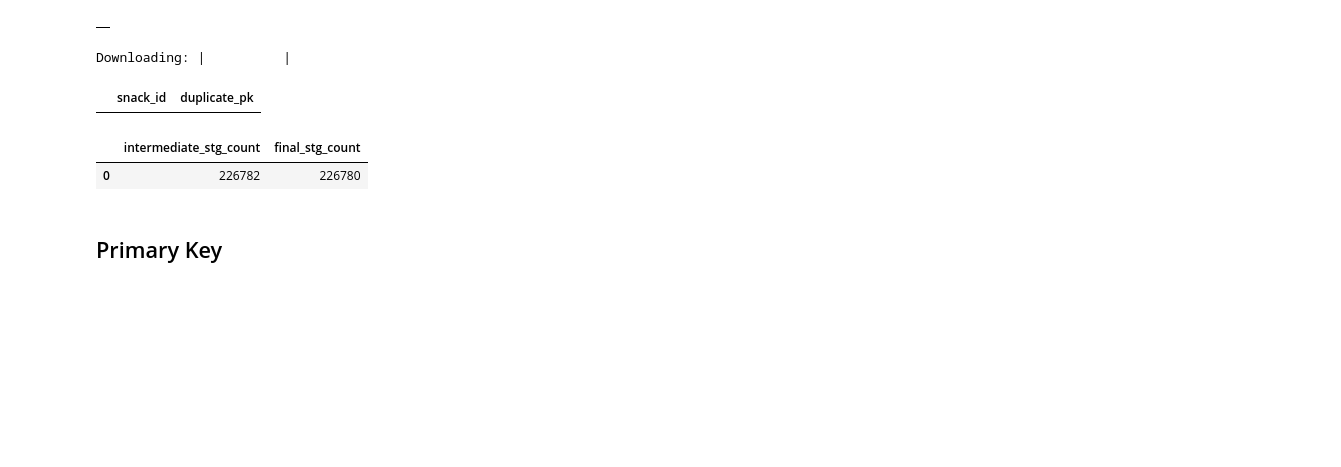
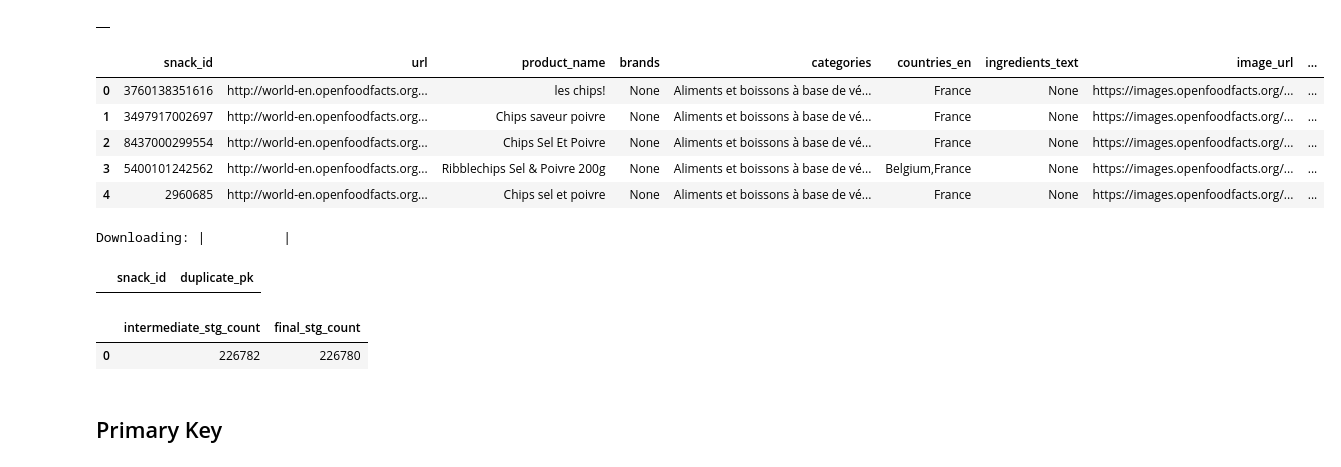
Before and after one commit to cs329e-spring2024/snippets, a Jupyter notebook: p3b-catchall-stg.ipynb, the cells around one changed output. Drawn from its saved outputs; the diff is of its cells as text; code cells hidden in the pictures; blank space fills up the shorter version.

```diff
--- a/p3b-catchall-stg.ipynb
+++ b/p3b-catchall-stg.ipynb
@@ -265,6 +265,17 @@ create or replace table airline_stg.Snack as
   where rank = 1
 # %% [output]
 |  |
+# %%
+%%bigquery
+select * from airline_stg.Snack
+limit 5
+# %% [output]
+|  | snack_id | url | product_name | brands | categories | countries_en | ingredients_text | image_url | ... |
+| 0 | 3760138351616 | http://world-en.openfoodfacts.org... | les chips! | None | Aliments et boissons à base de vé... | France | None | https://images.openfoodfacts.org/... | ... |
+| 1 | 3497917002697 | http://world-en.openfoodfacts.org... | Chips saveur poivre | None | Aliments et boissons à base de vé... | France | None | https://images.openfoodfacts.org/... | ... |
+| 2 | 8437000299554 | http://world-en.openfoodfacts.org... | Chips Sel Et Poivre | None | Aliments et boissons à base de vé... | France | None | https://images.openfoodfacts.org/... | ... |
+| 3 | 5400101242562 | http://world-en.openfoodfacts.org... | Ribblechips Sel & Poivre 200g | None | Aliments et boissons à base de vé... | Belgium,France | None | https://images.openfoodfacts.org/... | ... |
+| 4 | 2960685 | http://world-en.openfoodfacts.org... | Chips sel et poivre | None | Aliments et boissons à base de vé... | France | None | https://images.openfoodfacts.org/... | ... |
 # %%
 %%bigquery
 select snack_id, count(*) as duplicate_pk
```
Also changed, not shown: parts of 1 cell of this notebook.
